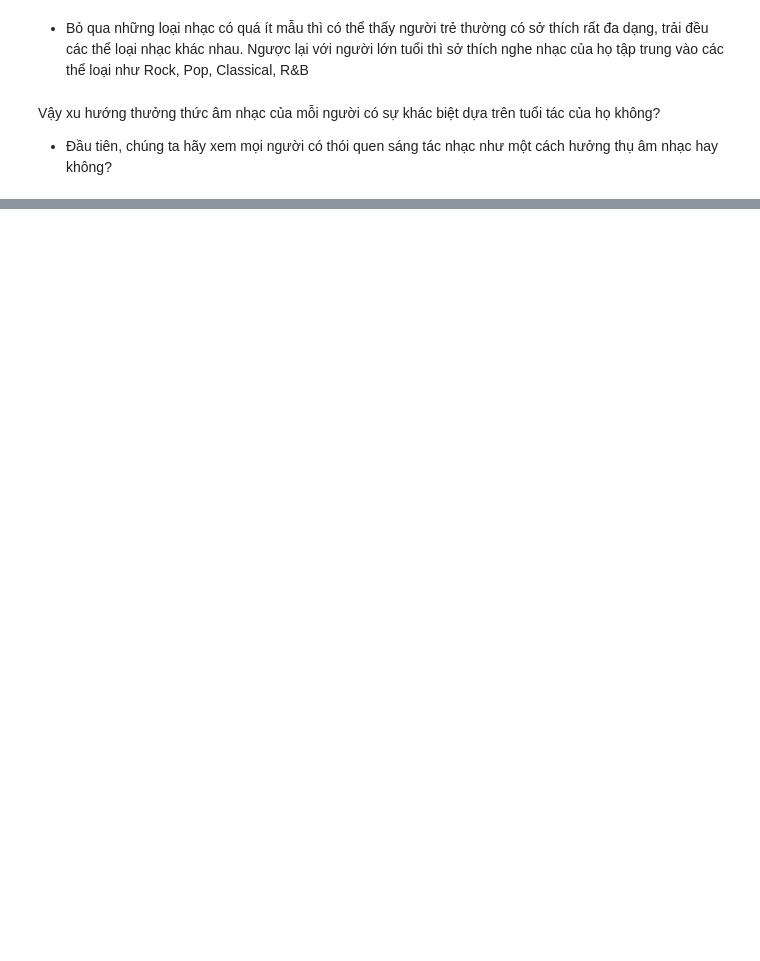
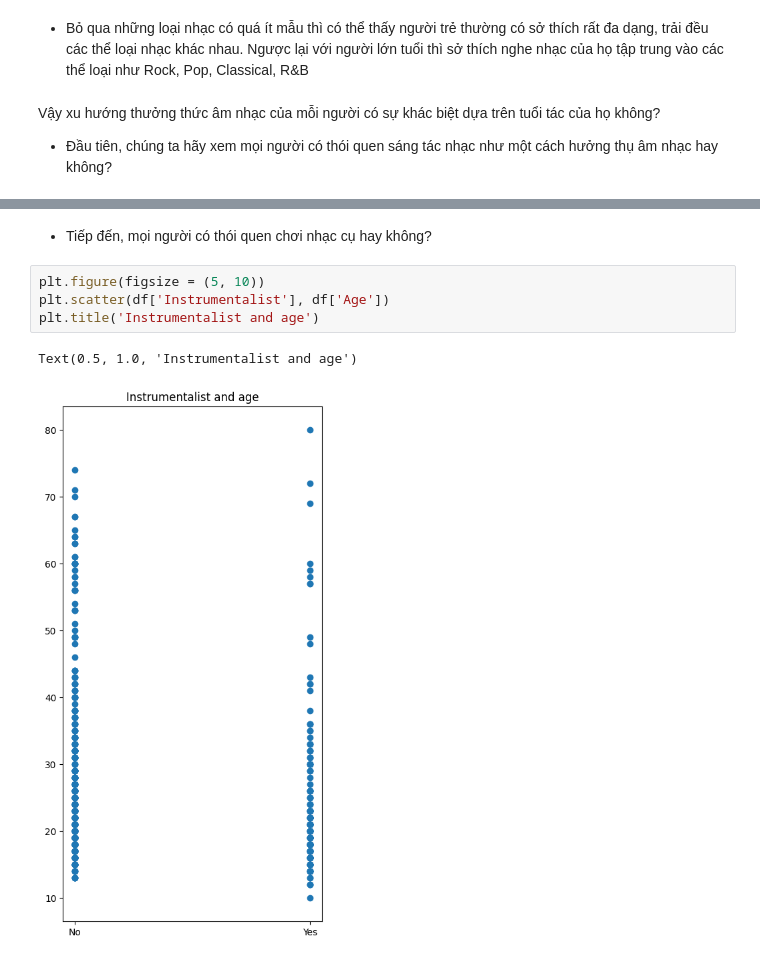
Before and after one commit to HungLVT/DS, a Jupyter notebook: 4.0-questions-and-answers.ipynb, the cells around one changed output, grey strips where cells are left out. Saved outputs shown, nothing was run; the diff lists cells and outputs as text; blank space fills up the shorter version.

```diff
--- a/4.0-questions-and-answers.ipynb
+++ b/4.0-questions-and-answers.ipynb
@@ -140,0 +142,9 @@ df_composer_age.boxplot(by = 'Composer')
+# %% [markdown]
+- Tiếp đến, mọi người có thói quen chơi nhạc cụ hay không?
+# %%
+plt.figure(figsize = (5, 10))
+plt.scatter(df['Instrumentalist'], df['Age'])
+plt.title('Instrumentalist and age')
+# %% [output]
+Text(0.5, 1.0, 'Instrumentalist and age')
+[figure, added]
```
Also changed, not shown: parts of 20 cells of this notebook, 2 other files.
